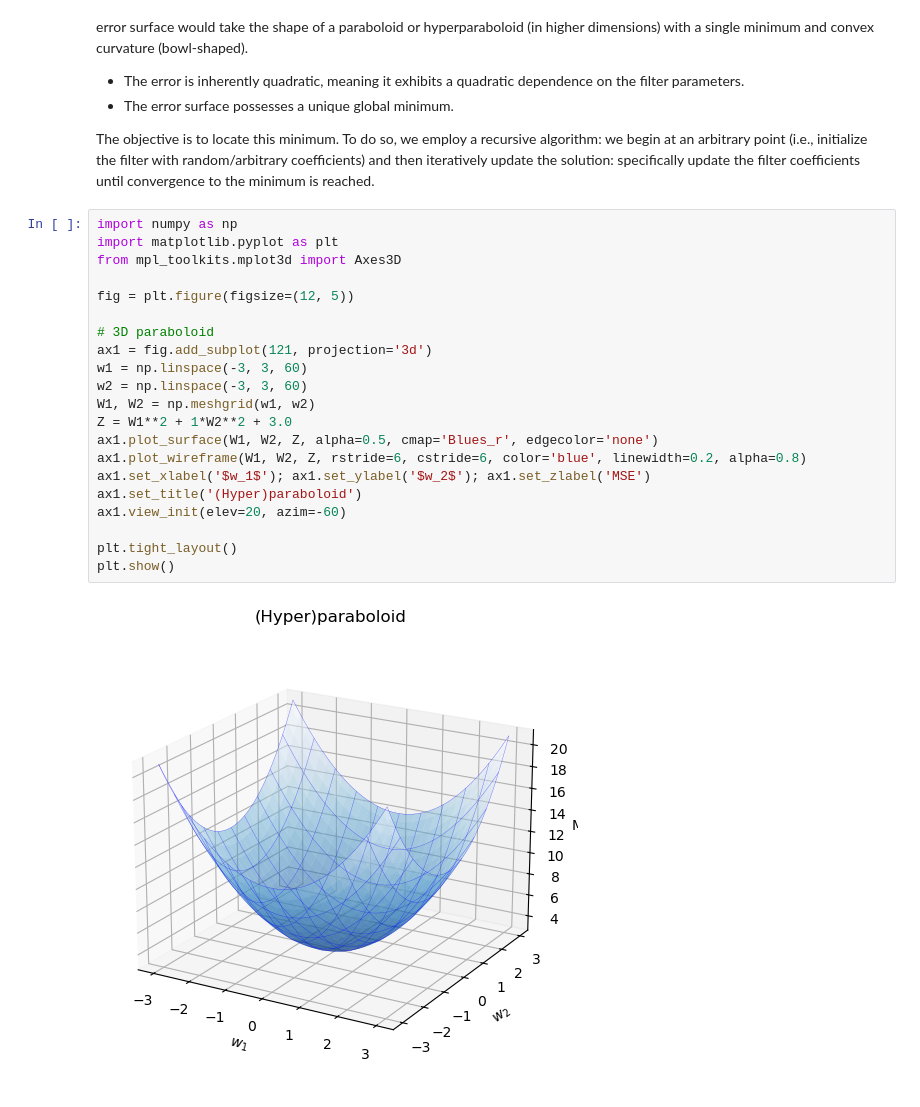
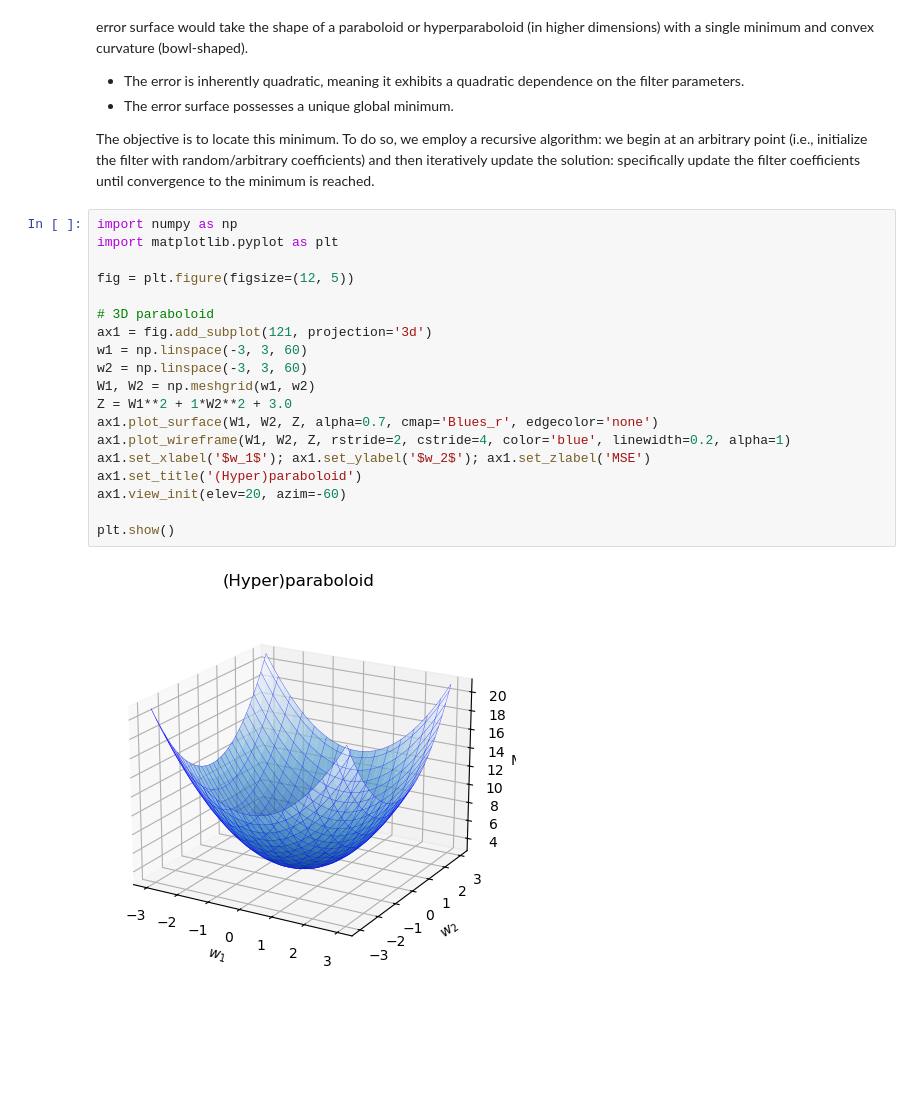
Before and after one commit to mauriziove/adaptive_filters, a Jupyter notebook: adaptive_filters.ipynb, the cells around one changed output. Saved outputs shown, nothing was run; the diff lists cells and outputs as text; blank space fills up the shorter version.

```diff
--- a/adaptive_filters.ipynb
+++ b/adaptive_filters.ipynb
@@ -214,26 +214,24 @@ coefficients) and then iteratively update the solution: specifically update the
 # %%
 import numpy as np
 import matplotlib.pyplot as plt
-from mpl_toolkits.mplot3d import Axes3D
 
 fig = plt.figure(figsize=(12, 5))
 
 # 3D paraboloid
 ax1 = fig.add_subplot(121, projection='3d')
 w1 = np.linspace(-3, 3, 60)
 w2 = np.linspace(-3, 3, 60)
 W1, W2 = np.meshgrid(w1, w2)
 Z = W1**2 + 1*W2**2 + 3.0
-ax1.plot_surface(W1, W2, Z, alpha=0.5, cmap='Blues_r', edgecolor='none')
-ax1.plot_wireframe(W1, W2, Z, rstride=6, cstride=6, color='blue', linewidth=0.2, alpha=0.8)
+ax1.plot_surface(W1, W2, Z, alpha=0.7, cmap='Blues_r', edgecolor='none')
+ax1.plot_wireframe(W1, W2, Z, rstride=2, cstride=4, color='blue', linewidth=0.2, alpha=1)
 ax1.set_xlabel('$w_1$'); ax1.set_ylabel('$w_2$'); ax1.set_zlabel('MSE')
 ax1.set_title('(Hyper)paraboloid')
 ax1.view_init(elev=20, azim=-60)
 
-plt.tight_layout()
 plt.show()
 # %% [output]
-[figure, old version]
+[figure, new version]
 # %% [markdown]
 # Recursive Algorithm
 
```
Also changed, not shown: parts of 5 cells of this notebook.
